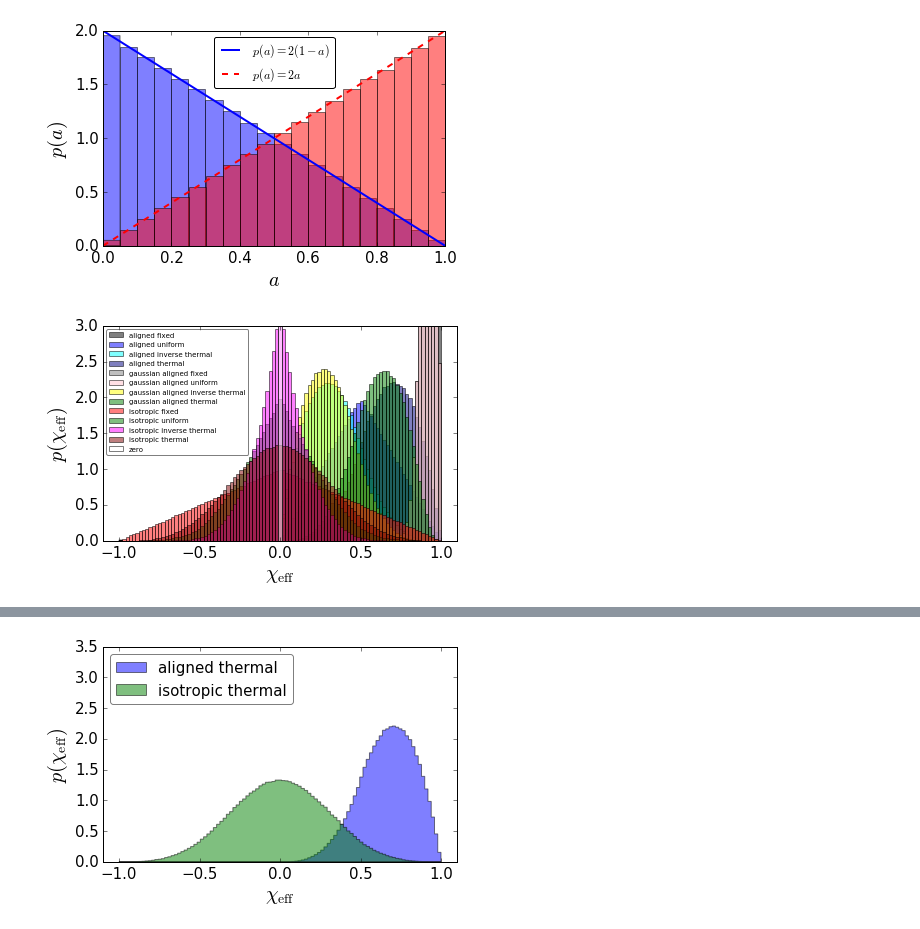
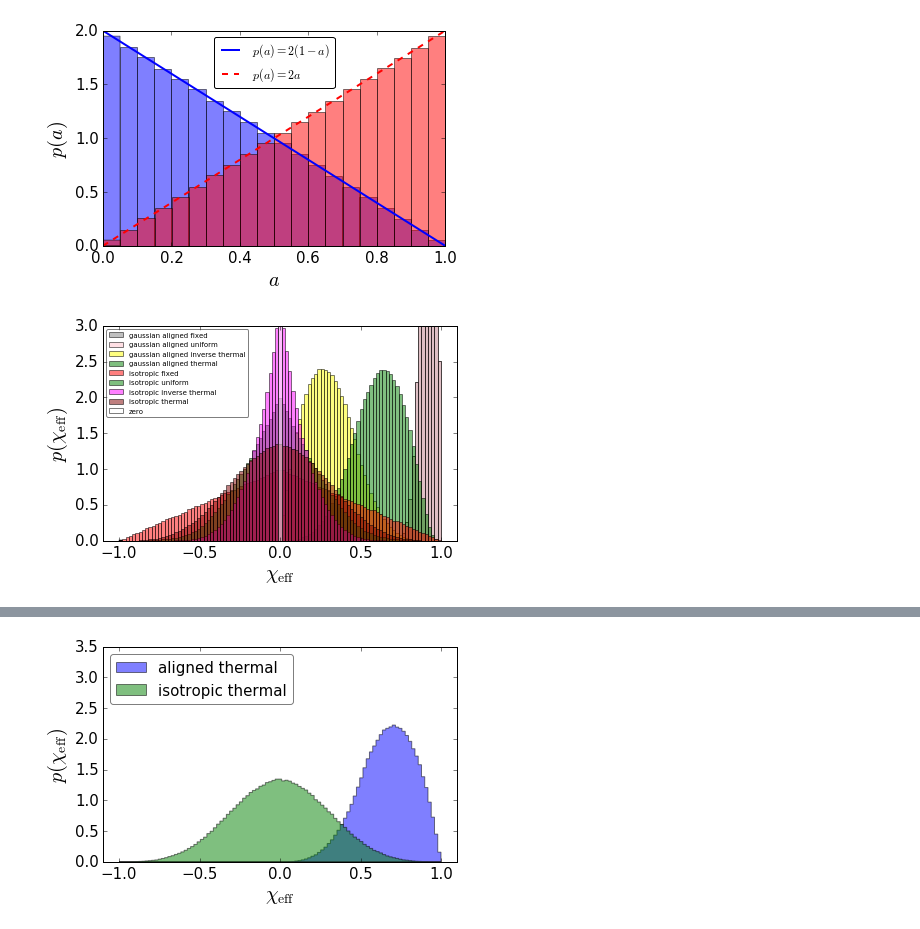
Before and after one commit to farr/AlignedVersusIsoSpin, a Jupyter notebook: notebooks/DetectionsChiEffSimon.ipynb, the cells around one changed output, grey strips where cells are left out. Cells and saved outputs as stored; diff of their text form; code cells hidden in the pictures.

```diff
--- a/notebooks/DetectionsChiEffSimon.ipynb
+++ b/notebooks/DetectionsChiEffSimon.ipynb
@@ -176,33 +295,33 @@ bins_chi_eff = np.linspace(-1.0, 1.0, nbins_chi_eff)
 # %%
 figname="smeared_chi_eff_spin_magnitude_with_inverse_thermal"
 plt.figure()
 plt.clf()
 
-plt.hist(chi_eff_aligned_fixed_spin, bins=bins_chi_eff, color='black', alpha=0.5, label=r"aligned fixed", normed=True) #histtype='step'
-plt.hist(chi_eff_aligned_uniform_spin, bins=bins_chi_eff, color='blue', alpha=0.5, label=r"aligned uniform", normed=True) #histtype='step'
-plt.hist(chi_eff_aligned_inverse_thermal_spin, bins=bins_chi_eff, color='cyan', alpha=0.5, label=r"aligned inverse thermal", normed=True) #histtype='step'
-plt.hist(chi_eff_aligned_thermal_spin, bins=bins_chi_eff, color=[0,0,0.5], alpha=0.5, label=r"aligned thermal", normed=True)
+# plt.hist(chi_eff_aligned_fixed_spin, bins=bins_chi_eff, color='black', alpha=0.5, label=r"aligned fixed", normed=True) #histtype='step'
+# plt.hist(chi_eff_aligned_uniform_spin, bins=bins_chi_eff, color='blue', alpha=0.5, label=r"aligned uniform", normed=True) #histtype='step'
+# plt.hist(chi_eff_aligned_inverse_thermal_spin, bins=bins_chi_eff, color='cyan', alpha=0.5, label=r"aligned inverse thermal", normed=True) #histtype='step'
+# plt.hist(chi_eff_aligned_thermal_spin, bins=bins_chi_eff, color=[0,0,0.5], alpha=0.5, label=r"aligned thermal", normed=True)
 
 plt.hist(chi_eff_gaussian_aligned_fixed_spin, bins=bins_chi_eff, color='gray', alpha=0.5, label=r"gaussian aligned fixed", normed=True) #histtype='step'
 plt.hist(chi_eff_gaussian_aligned_uniform_spin, bins=bins_chi_eff, color='pink', alpha=0.5, label=r"gaussian aligned uniform", normed=True) #histtype='step'
 plt.hist(chi_eff_gaussian_aligned_inverse_thermal_spin, bins=bins_chi_eff, color='yellow', alpha=0.5, label=r"gaussian aligned inverse thermal", normed=True) #histtype='step'
 plt.hist(chi_eff_gaussian_aligned_thermal_spin, bins=bins_chi_eff, color=[0,0.5,0], alpha=0.5, label=r"gaussian aligned thermal", normed=True)
 
 plt.hist(chi_eff_isotropic_fixed_spin, bins=bins_chi_eff, color='red', alpha=0.5, label=r"isotropic fixed", normed=True)
 plt.hist(chi_eff_isotropic_uniform_spin, bins=bins_chi_eff, color='green', alpha=0.5, label=r"isotropic uniform", normed=True) #histtype='step',
 plt.hist(chi_eff_isotropic_inverse_thermal_spin, bins=bins_chi_eff, color='magenta', alpha=0.5, label=r"isotropic inverse thermal", normed=True) #histtype='step',
 plt.hist(chi_eff_isotropic_thermal_spin, bins=bins_chi_eff, color=[0.5,0,0], alpha=0.5, label=r"isotropic thermal", normed=True)
 
 plt.hist(chi_eff_zero, bins=bins_chi_eff, color='white', alpha=0.5, label=r"zero", normed=True)
 
 plt.xlim([-1.1,1.1])
 plt.ylim([0.0, 3.0])
 plt.xlabel(r"$\chi_\mathrm{eff}$", fontsize=20)
 plt.ylabel(r"$p(\chi_\mathrm{eff})$", fontsize=20)
 plt.xticks(fontsize=15)
 plt.yticks(fontsize=15)
 plt.legend(loc='upper left', framealpha=0.5, fancybox=True, fontsize=7)
 plt.tight_layout()
 plt.savefig(this_plot_folder + figname + ".png", dpi=400)
 # %% [output]
-[figure, old version]
+[figure, new version]
```
Also changed, not shown: parts of 52 cells of this notebook.
